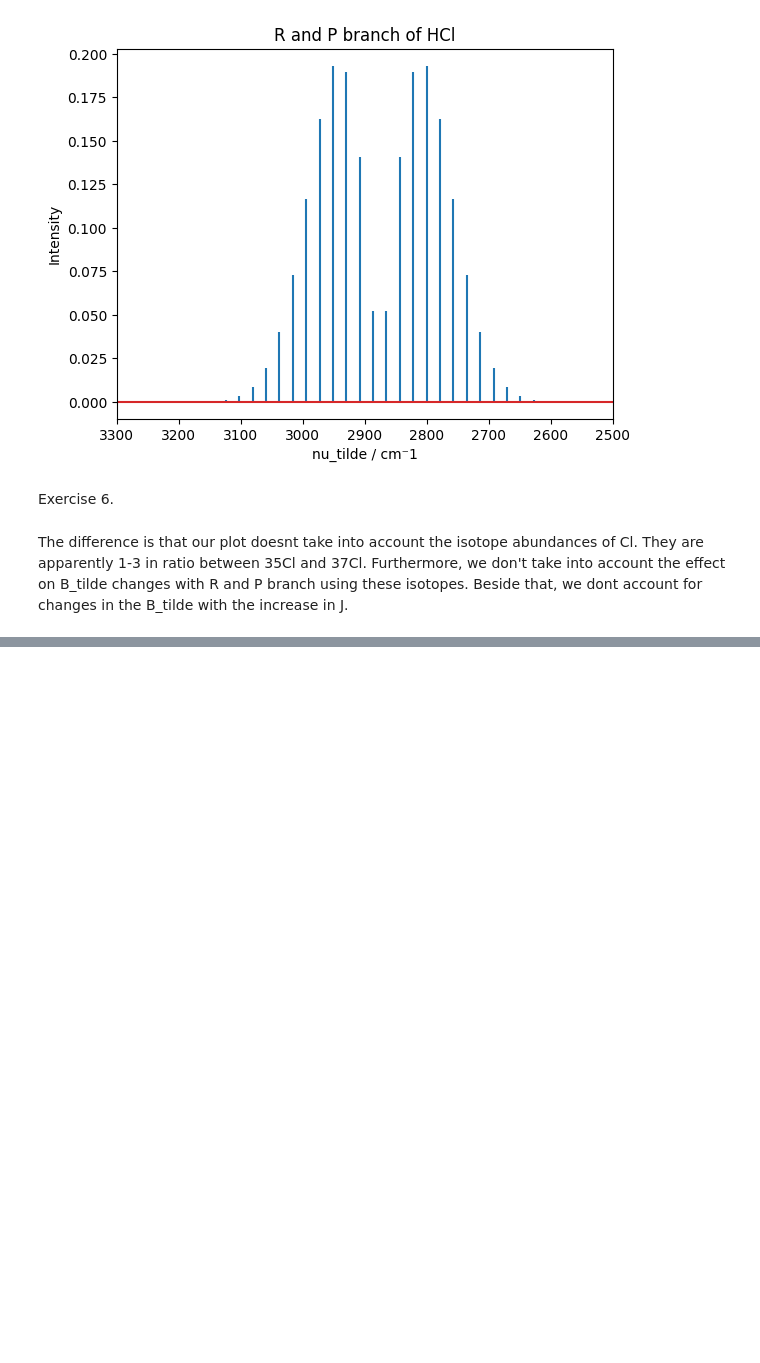
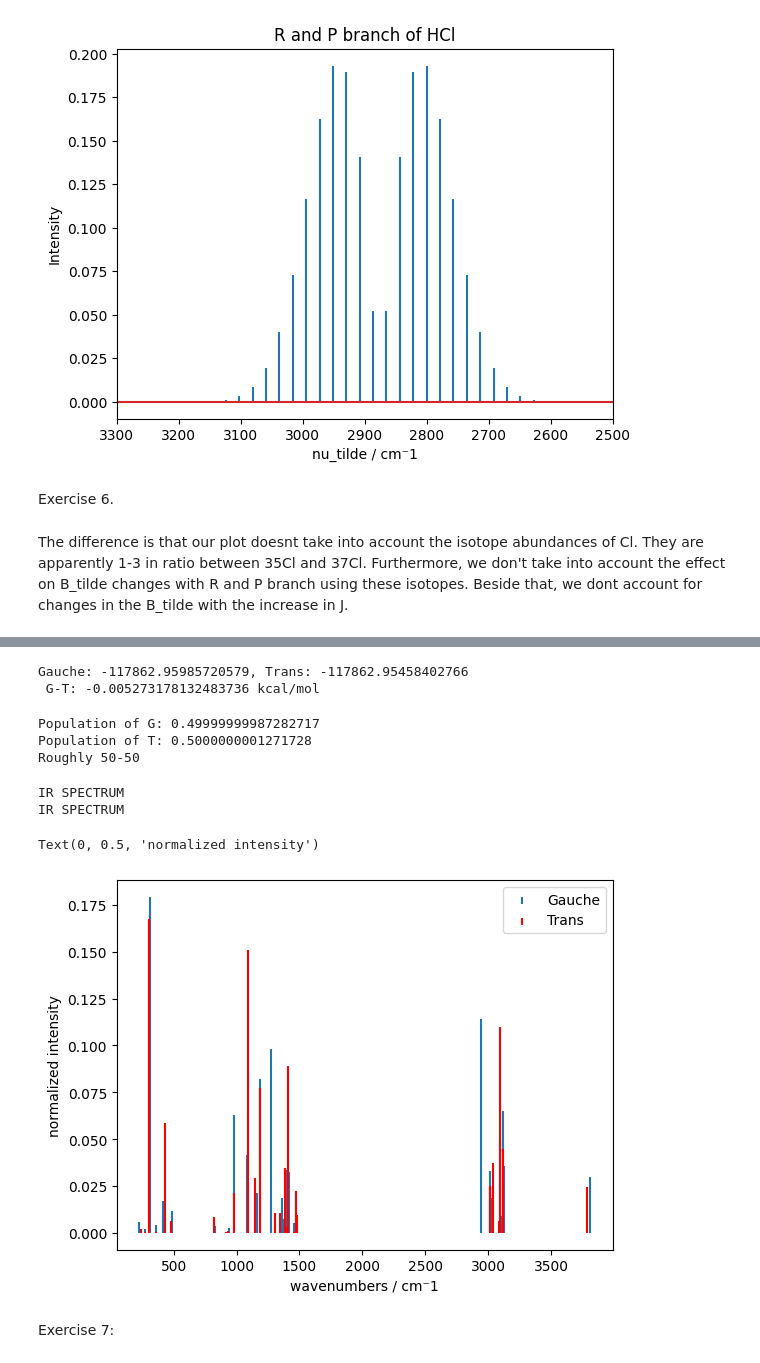
Before and after one commit to HenryTeahan/AdvVibSpec, a Jupyter notebook: Week1.ipynb, the cells around one changed output, grey strips where cells are left out. Saved outputs shown, nothing was run; the diff lists cells and outputs as text; code cells hidden in the pictures; blank space fills up the shorter version.

```diff
--- a/Week1.ipynb
+++ b/Week1.ipynb
@@ -197,0 +237,26 @@ They are apparently 1-3 in ratio between 35Cl and 37Cl. Furthermore, we don't ta
+# %%
+# Gauche and trans IPA:
+G_Gauche = -194.01022842*607.509
+G_Trans = -194.01021974*607.509
+G_over_T = G_Gauche-G_Trans
+print(f"Gauche: {G_Gauche}, Trans: {G_Trans} \n G-T: {G_Gauche-G_Trans} kcal/mol")
+# %% [output]
+Gauche: -117862.95985720579, Trans: -117862.95458402766
+ G-T: -0.005273178132483736 kcal/mol
+# %%
+# Calculate population abundance at T=298K
+E_G = G_Gauche/4184 # kcal/mol to J/mol
+E_T = G_Trans/4184
+Q = np.exp(E_G/(8.314*298)) + np.exp(E_T/(8.314*298))
+
+# Now population:
+P_G = np.exp(E_G/(298*8.314))/Q
+P_T = np.exp(E_T/(298*8.314))/Q
+
+print(f"Population of G: {P_G}")
+print(f"Population of T: {P_T}")
+print(f"Roughly 50-50")
+# %% [output]
+Population of G: 0.49999999987282717
+Population of T: 0.5000000001271728
+Roughly 50-50
@@ -197,0 +306,23 @@ They are apparently 1-3 in ratio between 35Cl and 37Cl. Furthermore, we don't ta
+# %%
+def normalize(col):
+    su = col.sum()
+    bar = np.array(col.to_list())
+    return np.abs(bar)/su
+# %%
+df_G = extract(path_G)
+df_T = extract(path_T)
+# %% [output]
+IR SPECTRUM
+IR SPECTRUM
+# %%
+plt.figure()
+plt.stem(df_G['Frequency_cm-1'], normalize(df_G['Intensity_km_mol']), markerfmt=" ", basefmt=" ", label="Gauche")
+plt.stem(df_T['Frequency_cm-1'], normalize(df_T['Intensity_km_mol']), markerfmt=" ", basefmt=" ",linefmt="r", label="Trans")
+plt.legend()
+plt.xlabel("wavenumbers / cm⁻1")
+plt.ylabel("normalized intensity")
+# %% [output]
+Text(0, 0.5, 'normalized intensity')
+[figure, added]
+# %% [markdown]
+Exercise 7:
```
Also changed, not shown: parts of 14 cells of this notebook.
